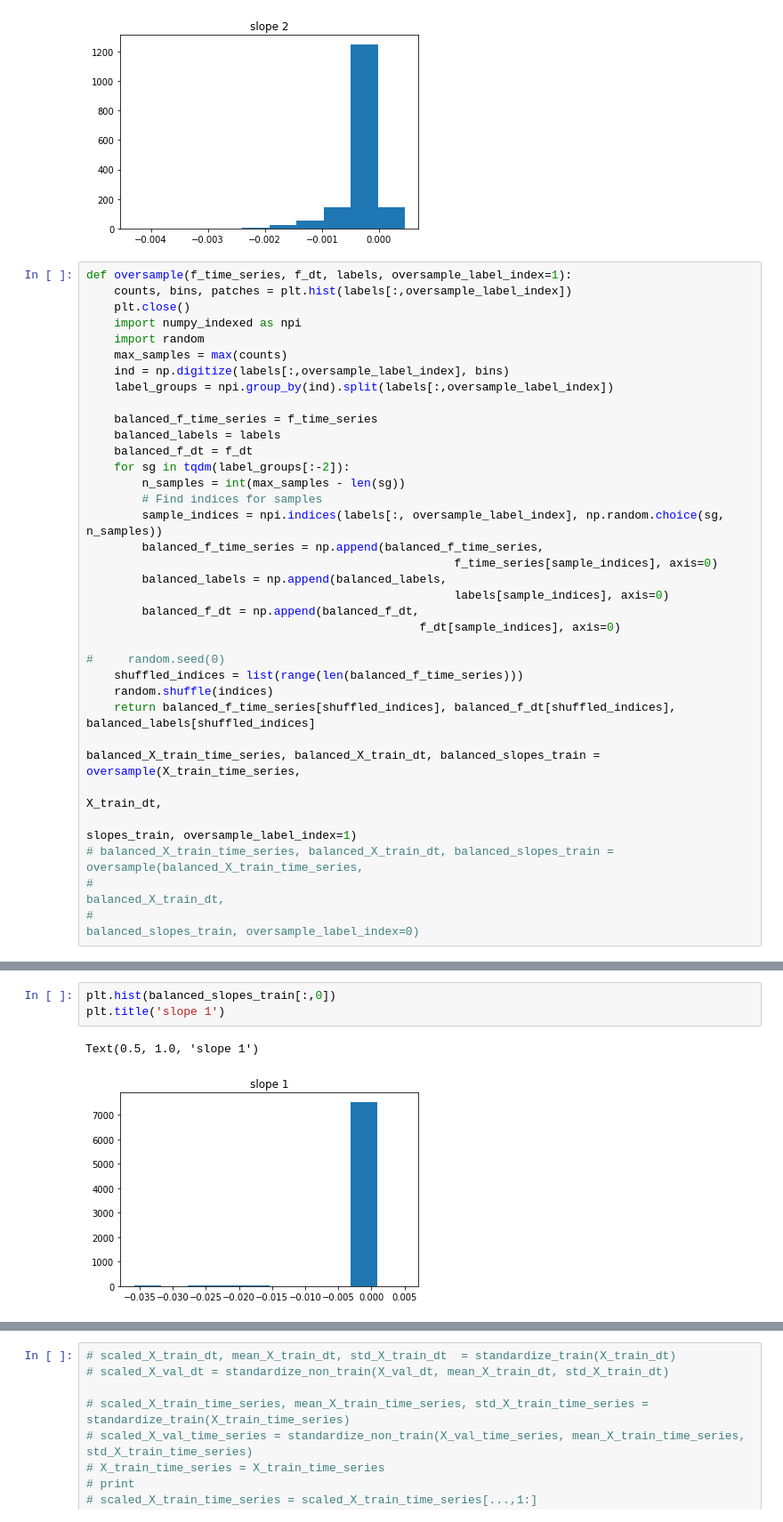
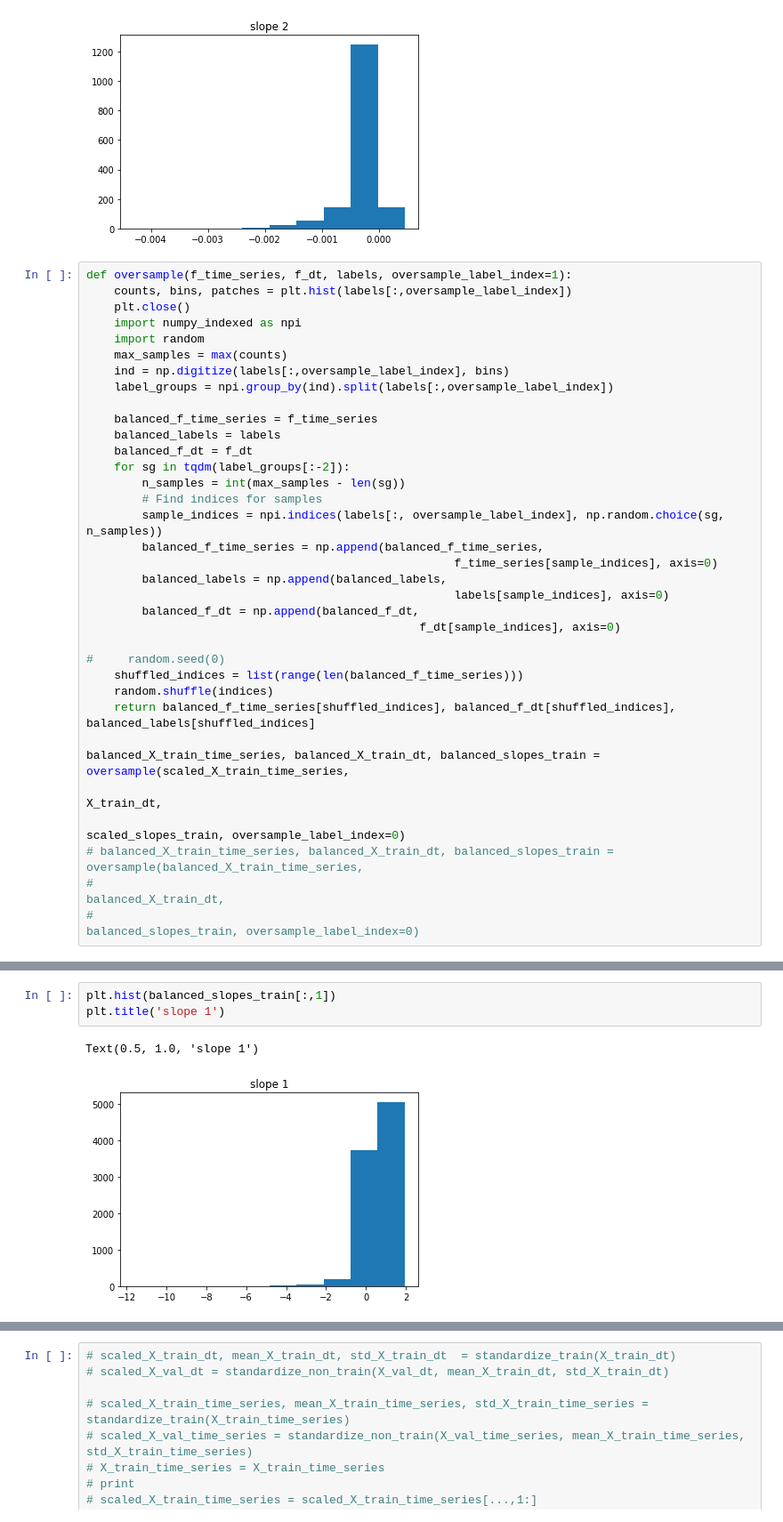
Before and after one commit to TRI-AMDD/bye-cycle, a Jupyter notebook: examples/LFP.ipynb, the cells around one changed output, grey strips where cells are left out. Shown at 89% size. Cells and saved outputs as stored; diff of their text form.

```diff
--- a/examples/LFP.ipynb
+++ b/examples/LFP.ipynb
@@ -456,9 +456,9 @@ def oversample(f_time_series, f_dt, labels, oversample_label_index=1):
     random.shuffle(indices)
     return balanced_f_time_series[shuffled_indices], balanced_f_dt[shuffled_indices], balanced_labels[shuffled_indices]
 
-balanced_X_train_time_series, balanced_X_train_dt, balanced_slopes_train = oversample(X_train_time_series,
+balanced_X_train_time_series, balanced_X_train_dt, balanced_slopes_train = oversample(scaled_X_train_time_series,
                                                                                                X_train_dt,
-                                                                                               slopes_train, oversample_label_index=1)
+                                                                                               scaled_slopes_train, oversample_label_index=0)
 # balanced_X_train_time_series, balanced_X_train_dt, balanced_slopes_train = oversample(balanced_X_train_time_series,
 #                                                                                                balanced_X_train_dt,
 #                                                                                                balanced_slopes_train, oversample_label_index=0)
@@ -469,9 +469,9 @@ balanced_slopes_train.shape
 # %%
-plt.hist(balanced_slopes_train[:,0])
+plt.hist(balanced_slopes_train[:,1])
 plt.title('slope 1')
 # %% [output]
 Text(0.5, 1.0, 'slope 1')
-[figure, old version]
+[figure, new version]
 # %%
 plt.hist(balanced_slopes_train[:,1])
 plt.title('slope 2')
```
Also changed, not shown: parts of 24 cells of this notebook.
